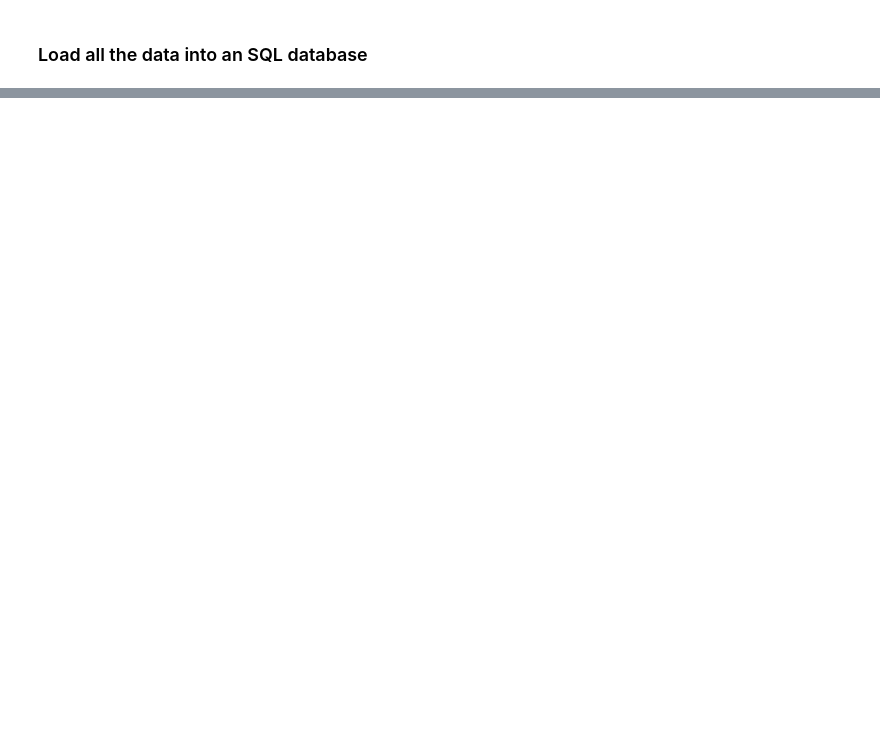
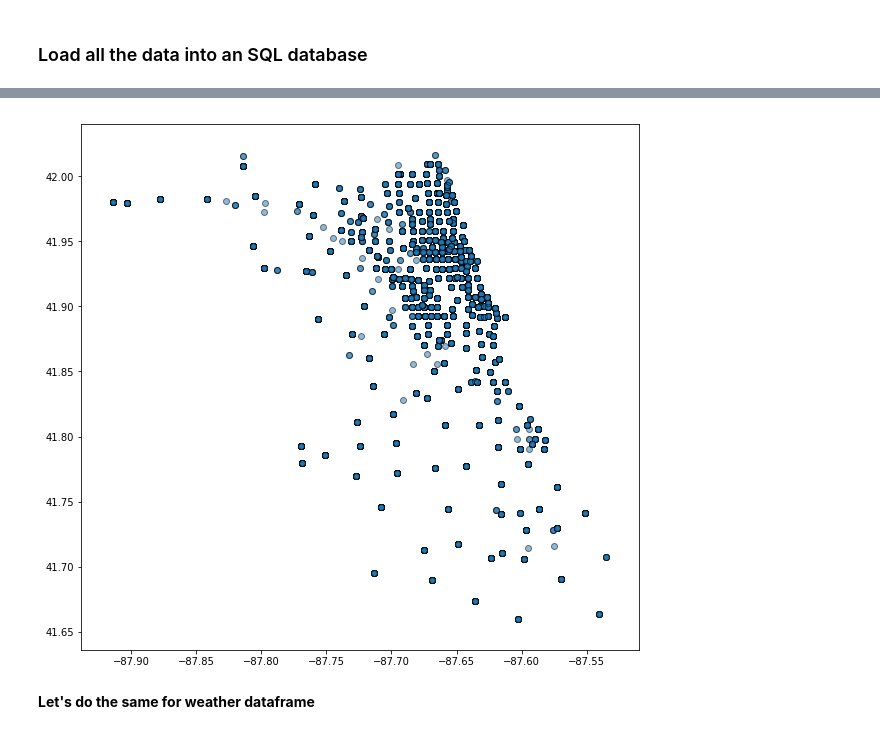
Before and after one commit to Auste1989/metis_projects, a Jupyter notebook: Passion_Project/Transit_Time_and_Rate_Calculator_EDA.ipynb, the cells around one changed output, grey strips where cells are left out. Saved outputs shown, nothing was run; the diff lists cells and outputs as text; code cells hidden in the pictures; blank space fills up the shorter version.

Commit message:
Data cleaning - The Beginning

```diff
--- a/Passion_Project/Transit_Time_and_Rate_Calculator_EDA.ipynb
+++ b/Passion_Project/Transit_Time_and_Rate_Calculator_EDA.ipynb
@@ -104,0 +151,3 @@ with open
+# %%
+#approx. 30min to load the whole of 2016 data
+taxi_weather_df = pd.read_sql_query(taxi_weather_query, con=conn)
@@ -104,0 +203,12 @@ with open
+# %%
+taxi_weather_df.drop(columns=['trip_id','taxi_id', 'company', 'pickup_census_tract', 'dropoff_census_tract', 'pickup_community_area','dropoff_community_area'], inplace=True)
+# %%
+#replace pickup_centroid_location and dropoff_centroid_location columns with point coordinates using shapely
+pickup_geopoint = list(zip(taxi_weather_df['pickup_centroid_longitude'], taxi_weather_df['pickup_centroid_latitude']))
+dropoff_geopoint = list(zip(taxi_weather_df['dropoff_centroid_longitude'], taxi_weather_df['dropoff_centroid_latitude']))
+
+taxi_weather_df['pickup_centroid_location'] = pickup_geopoint
+taxi_weather_df['dropoff_centroid_location'] = dropoff_geopoint
+
+taxi_weather_df['pickup_centroid_location'] = taxi_weather_df['pickup_centroid_location'].apply(Point)
+taxi_weather_df['dropoff_centroid_location'] = taxi_weather_df['dropoff_centroid_location'].apply(Point)
@@ -104,0 +227,2 @@ with open
+# %%
+taxi_weather_gdf = gpd.GeoDataFrame(taxi_weather_df, geometry='pickup_centroid_location')
@@ -104,0 +238,16 @@ with open
+# %%
+# df = geopandas.read_file(geopandas.datasets.get_path('nybb'))
+# world = gpd.read_file(gpd.datasets.get_path('naturalearth_lowres'))
+# # We restrict to North America.
+# ax = world[world.continent == 'North America'].plot(
+#     color='white', edgecolor='blue')
+
+# # We can now plot our GeoDataFrame.
+# taxi_weather_gdf.plot(ax=ax, color='red')
+# plt.show()
+
+taxi_weather_gdf.plot(figsize=(10, 10), alpha=0.5, edgecolor='k');
+# %% [output]
+[figure, added]
+# %% [markdown]
+**Let's do the same for weather dataframe**
```
Also changed, not shown: parts of 36 cells of this notebook.
